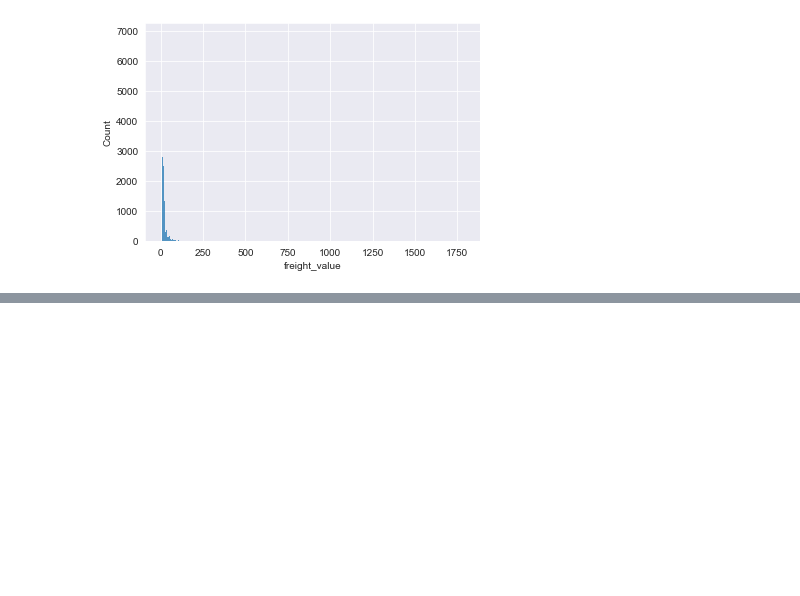
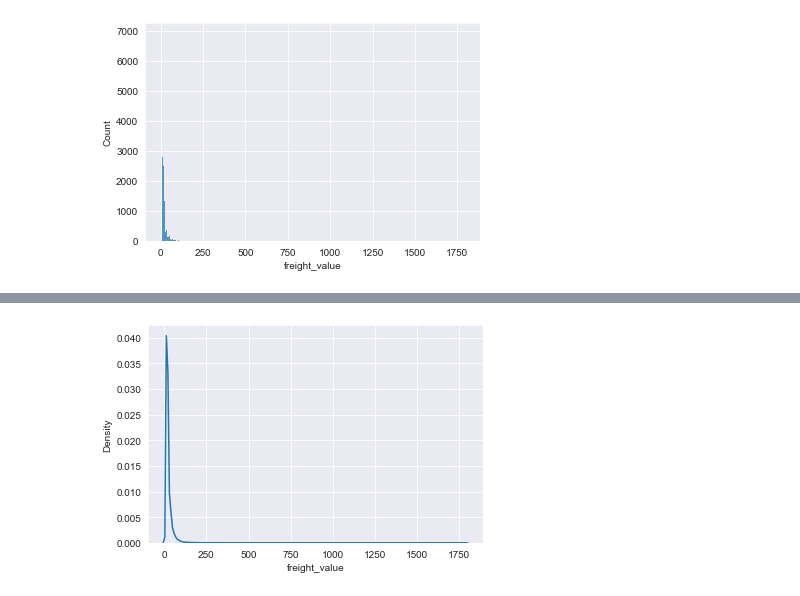
Before and after one commit to phlln/olist-analysis, a Jupyter notebook: notebooks/Orders Dataset - Simple Analysis.ipynb, the cells around one changed output, grey strips where cells are left out. Saved outputs shown, nothing was run; the diff lists cells and outputs as text; code cells hidden in the pictures; blank space fills up the shorter version.

```diff
--- a/notebooks/Orders Dataset - Simple Analysis.ipynb
+++ b/notebooks/Orders Dataset - Simple Analysis.ipynb
@@ -100,0 +137,4 @@ sns.histplot(orders['freight_value']);
+# %%
+sns.kdeplot(orders['freight_value']);
+# %% [output]
+[figure, added]
```
Also changed, not shown: parts of 13 cells of this notebook.
